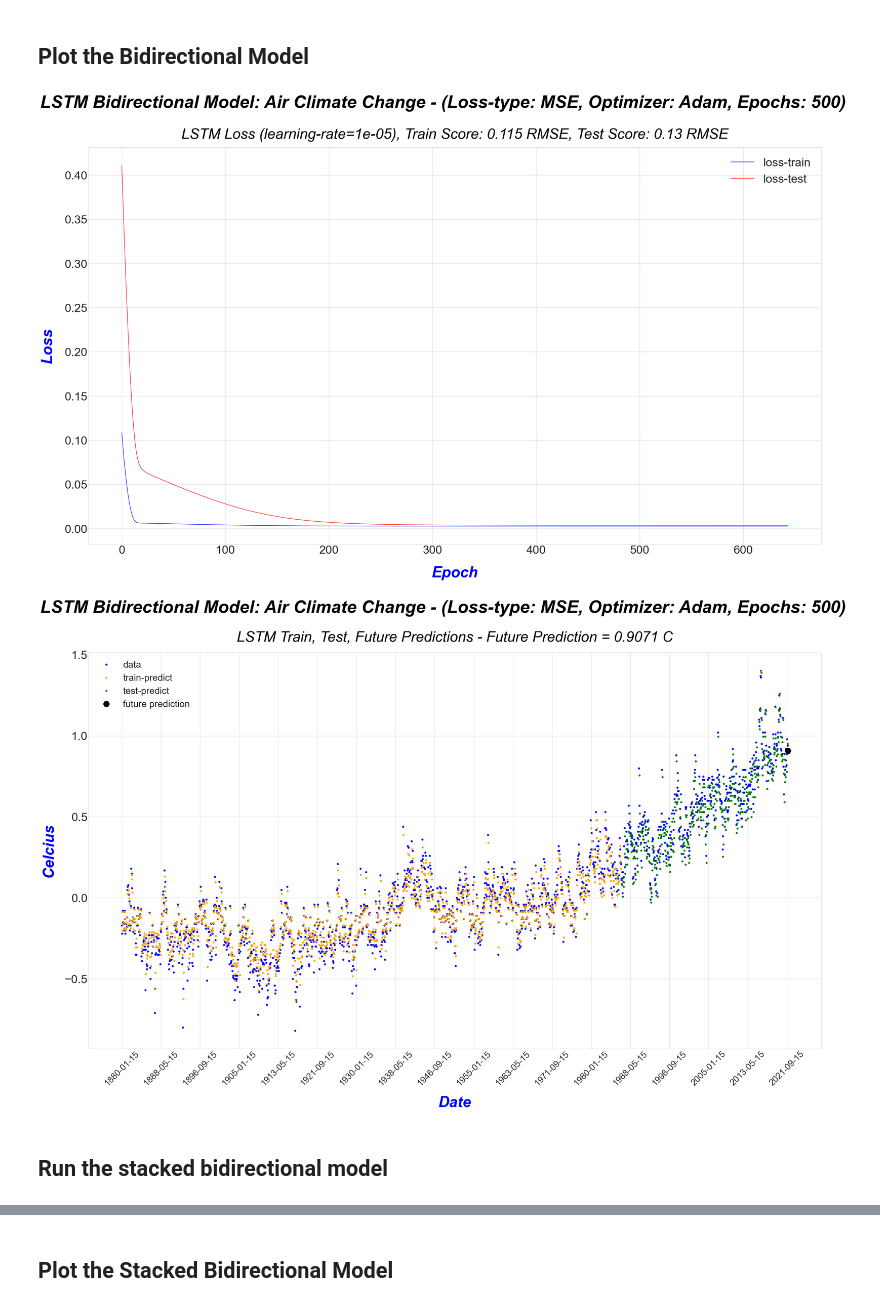
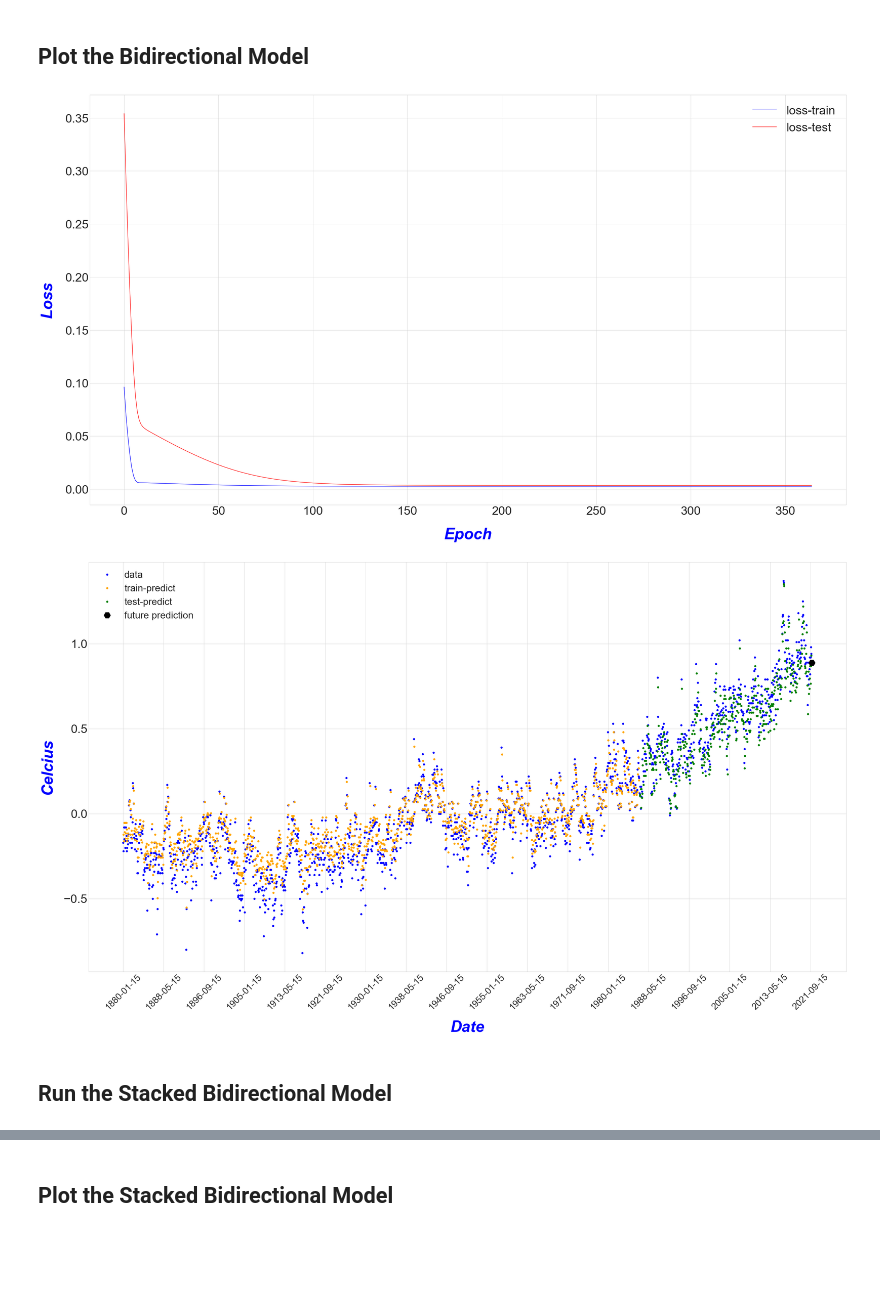
Before and after one commit to raymondj-pace/CS673-conf, a Jupyter notebook: CS673-Conf.ipynb, the cells around one changed output, grey strips where cells are left out. Saved outputs shown, nothing was run; the diff lists cells and outputs as text; code cells hidden in the pictures; blank space fills up the shorter version.

```diff
--- a/CS673-Conf.ipynb
+++ b/CS673-Conf.ipynb
@@ -380,7 +368,7 @@ def create_stacked_lstm_model(trainX, trainY, testX, testY, lrate, loss_type, ep
 def create_bidirectional_lstm_model(trainX, trainY, testX, testY, lrate, loss_type, epochs, look_back, batch_size):
 
     bidirectional_model = Sequential([
-        Bidirectional(LSTM(10, activation='relu'), input_shape=(trainX.shape[1],1), name='layer1'),
+        Bidirectional(LSTM(20, activation='relu'), input_shape=(trainX.shape[1],1), name='layer1'),
         Dense(1, name='Output')
     ])
 
@@ -393,7 +381,7 @@ def create_bidirectional_lstm_model(trainX, trainY, testX, testY, lrate, loss_ty
     earlystopping = EarlyStopping(
         monitor='val_loss',
         mode ='min',
-        patience=6,
+        patience=15,
         verbose=1,
         restore_best_weights=True
     )
@@ -412,14 +400,10 @@ def create_bidirectional_lstm_model(trainX, trainY, testX, testY, lrate, loss_ty
         shuffle=False,
         epochs=epochs,
         batch_size=batch_size,
-        verbose=1,
+        verbose=2,
         validation_data=(testX, testY),
         callbacks = [earlystopping, tensorboard]
     )
 
-    print("Running Evaluate")
-    score = bidirectional_model.evaluate(testX, testY)
-    print(score)
-
     return bidirectional_history, bidirectional_model
 # %% [markdown]
@@ -846,7 +843,7 @@ plt.show();
 
 tf.keras.backend.clear_session()
 
-lrate = 0.00001
+lrate = 0.00003
 look_back = 1
 batch_size = 1
 loss_type = 'mean_squared_error'
@@ -866,7 +863,7 @@ testPredict = lstm_bidirectional_model.predict(testX)
 #
 print("Last Entry:")
 print(last_entry)
-future_prediction = lstm_bidirectional_model.predict(last_entry, batch_size=30)
+future_prediction = lstm_bidirectional_model.predict(last_entry)
 print("Future Prediction scaled: " + str(future_prediction))
 future_prediction = scaler.inverse_transform(future_prediction)
 print("Future Prediction unscaled: " + str(future_prediction))
@@ -882,15 +879,24 @@ testY_orig = scaler.inverse_transform([testY])
 #
 # Calculate root mean squared error
 #
-print()
+#print()
 trainScore = math.sqrt(mean_squared_error(trainY_orig[0], trainPredict[:,0]))
 print('Train Score: %.2f RMSE' % (trainScore))
 testScore = math.sqrt(mean_squared_error(testY_orig[0], testPredict[:,0]))
 print('Test Score: %.2f RMSE' % (testScore))
 
-score_bidirectional_lstm = lstm_bidirectional_model.evaluate(testX, testY, verbose=1)
-print("Bidirectional Model Score:")
-print(score_bidirectional_lstm)
+score_lstm = lstm_bidirectional_model.evaluate(testX, testY, verbose=1)
+print("Model's Evaluation Score:")
+print(score_lstm)
+
+print('mean-squared-error:')
+print(mean_squared_error(testY_orig[0], testPredict))
+
+print('mean-absolute-error:')
+print(mean_absolute_error(testY_orig[0], testPredict))
+
+print('r2-score:')
+print(r2_score(testY_orig[0], testPredict))
 # %% [output]
 Model: "sequential"
 _________________________________________________________________
@@ -957,8 +968,8 @@ ax.set_facecolor("white")
 plt.plot(epochs, history_bidirectional_lstm.history['loss'], "b", label='loss-train')
 plt.plot(epochs, history_bidirectional_lstm.history['val_loss'], "r", label='loss-test')
 
-plt.suptitle('LSTM Bidirectional Model: Air Climate Change - (Loss-type: MSE, Optimizer: Adam, Epochs: 500)', fontsize=60, weight='bold', style='italic', color='black')
-plt.title('LSTM Loss (learning-rate=' + str(lrate) + ')' + ', Train Score: %.3f RMSE' % (trainScore) + ', Test Score: %.2f RMSE' % (testScore), fontsize=50, weight='normal', style='italic', color='black', pad=30)
+#plt.suptitle('LSTM Bidirectional Model: Air Climate Change - (Loss-type: MSE, Optimizer: Adam)', fontsize=60, weight='bold', style='italic', color='black')
+#plt.title('LSTM Loss (learning-rate=' + str(lrate) + ')' + ', Train Score: %.3f RMSE' % (trainScore) + ', Test Score: %.2f RMSE' % (testScore), fontsize=50, weight='normal', style='italic', color='black', pad=30)
 ax.legend(fontsize=40)
 ax.tick_params(axis='both', labelsize=32)
 ax.set_xlabel('Epoch', fontsize=52, weight='bold', style='italic', color='blue', labelpad=35)
@@ -971,39 +982,39 @@ plt.grid(True)
 plt.savefig("./images/lstm-bidirectional-loss.png")
 plt.show();
 
 
 #
 # Time prediction plot
 #
 fig, ax = plt.subplots(1, 1, figsize=(45, 25))
 ax.set_facecolor("white")
 plt.plot(orig_x_axis, scaler.inverse_transform(dataset), 'bo', markersize=6, label="data")  # Blue
 plt.plot(orig_x_axis, trainPredictPlot, 'o', color='orange', markersize=6, label='train-predict')  # Orange
 plt.plot(orig_x_axis, testPredictPlot, 'go', markersize=6, label='test-predict')   # Green
 plt.plot(future_x_axis, futurePredictPlot, 'kH', markersize=22, label='future prediction')
 
-plt.suptitle('LSTM Bidirectional Model: Air Climate Change - (Loss-type: MSE, Optimizer: Adam, Epochs: 500)', fontsize=60, weight='bold', style='italic', color='black')
-plt.title('LSTM Train, Test, Future Predictions - Future Prediction = %.4f C' % future_prediction[0][0], fontsize=50, weight='normal', style='italic', color='black', pad=38)
+#plt.suptitle('LSTM Bidirectional Model: Air Climate Change - (Loss-type: MSE, Optimizer: Adam)', fontsize=60, weight='bold', style='italic', color='black')
+#plt.title('LSTM Train, Test, Future Predictions - Future Prediction = %.4f C' % future_prediction[0][0], fontsize=50, weight='normal', style='italic', color='black', pad=38)
 
 ax.legend(fontsize=32)
 ax.tick_params(labelsize=20, width=20) #ax.tick_params(labelcolor='r', labelsize='medium', width=3)
 ax.set_xlabel('Date', fontsize=52, weight='bold', style='italic', color='blue', labelpad=30)
 ax.set_ylabel('Celcius', fontsize=52, weight='bold', style='italic', color='blue', labelpad=30)
 ax.xaxis.set_major_locator(ticker.MaxNLocator(20))
 ax.xaxis.set_minor_locator(ticker.MaxNLocator(40))
 ax.tick_params(axis='x', rotation=45)
 ax.yaxis.set_tick_params(labelsize='xx-large')
 
 plt.xticks(fontsize=30)
 plt.yticks(fontsize=40)
 plt.grid(True)
 plt.savefig("./images/lstm-bidirectional-plot.png")
 plt.show();
 # %% [output]
-[figure, old version]
+[figure, new version]
-[figure, old version]
+[figure, new version]
 # %% [markdown]
-## **Run the stacked bidirectional model**
+## **Run the Stacked Bidirectional Model**
 # %%
 #
 # Stacked, Bidirectional layer LSTM
```
Also changed, not shown: parts of 23 cells of this notebook, 1 other file.
